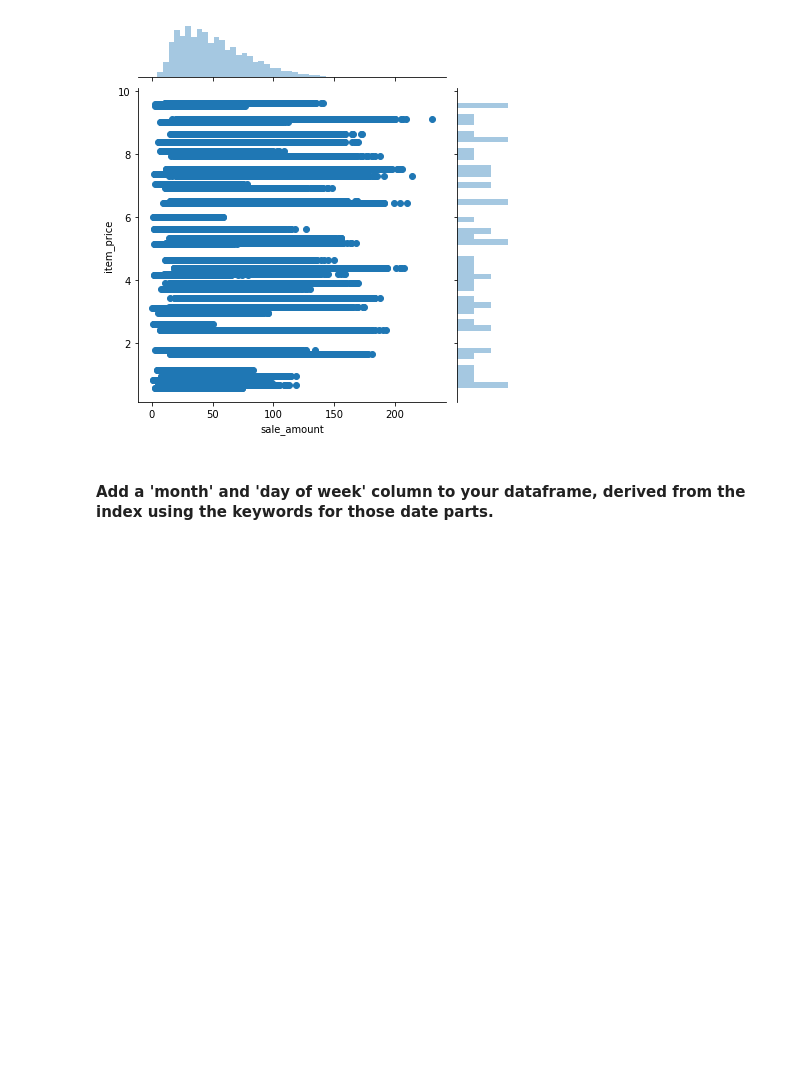
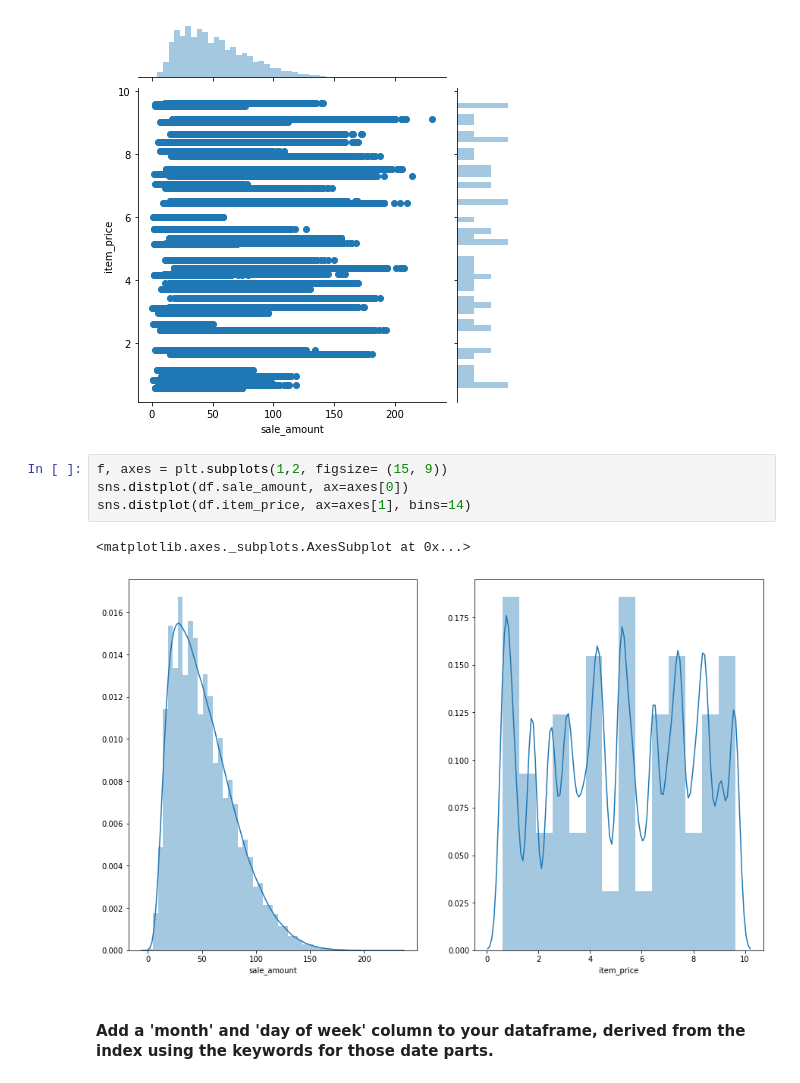
Before and after one commit to chasethompson/ds-methodologies-exercises, a Jupyter notebook: time_series/Time Series Lesson Notes.ipynb, the cells around one changed output. Saved outputs shown, nothing was run; the diff lists cells and outputs as text; blank space fills up the shorter version.

```diff
--- a/time_series/Time Series Lesson Notes.ipynb
+++ b/time_series/Time Series Lesson Notes.ipynb
@@ -496,6 +504,13 @@ df.head()
 sns.jointplot(x="sale_amount", y="item_price", data=df);
 # %% [output]
 [figure]
+# %%
+f, axes = plt.subplots(1,2, figsize= (15, 9))
+sns.distplot(df.sale_amount, ax=axes[0])
+sns.distplot(df.item_price, ax=axes[1], bins=14)
+# %% [output]
+<matplotlib.axes._subplots.AxesSubplot at 0x...>
+[figure, added]
 # %% [markdown]
 #### Add a 'month' and 'day of week' column to your dataframe, derived from the index using the keywords for those date parts.
 # %%
```
Also changed, not shown: parts of 25 cells of this notebook, 1 other file.
